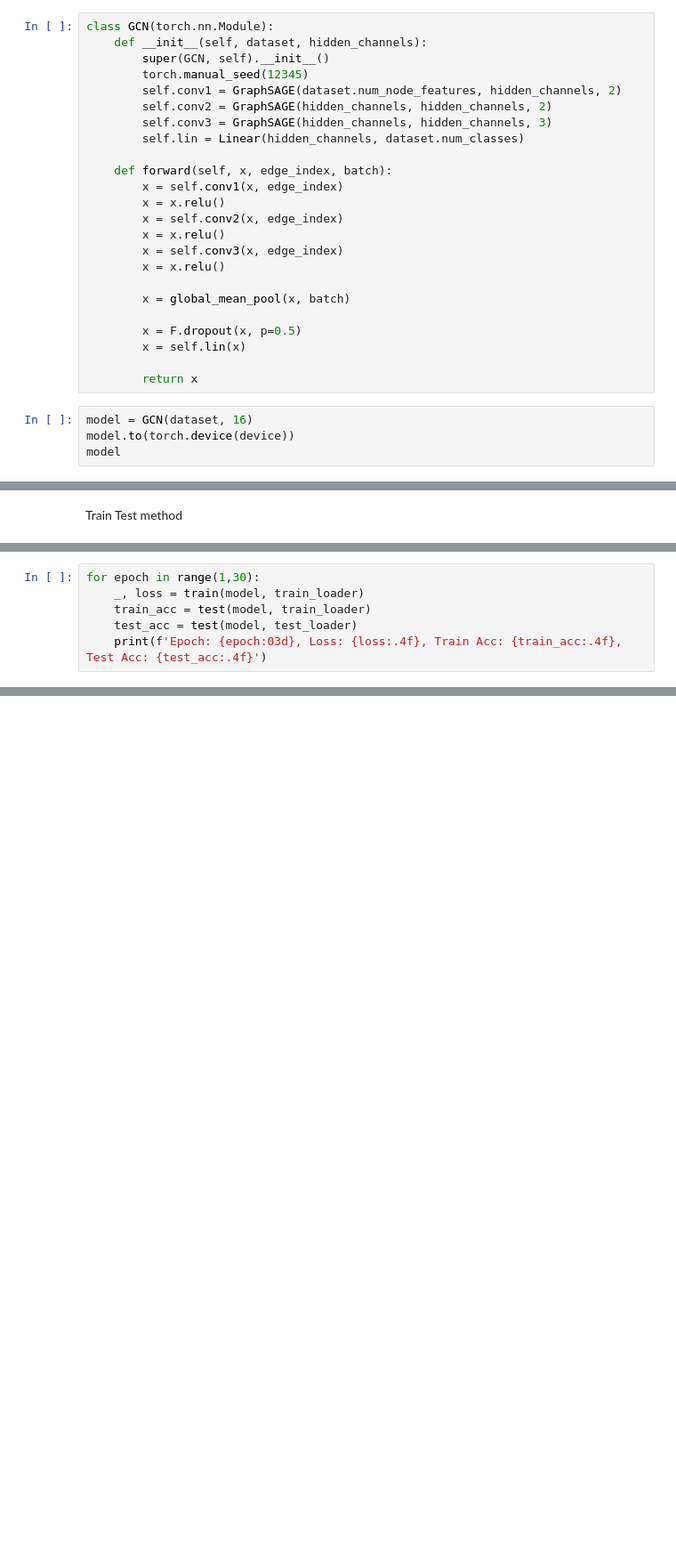
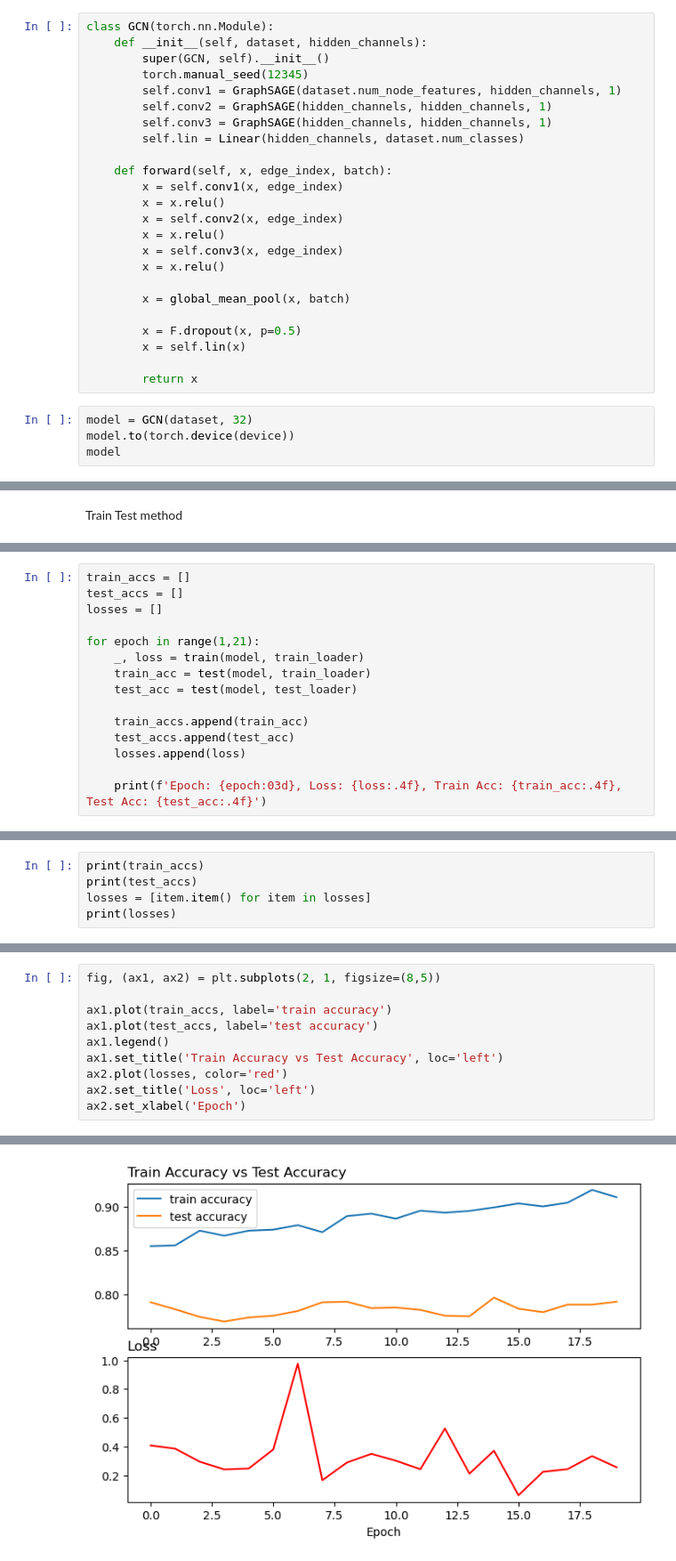
Before and after one commit to erlanggagatum/graph-classification, a Jupyter notebook: experiments/Graph classification - COLLAB + GraphSAGE.ipynb, the cells around one changed output, grey strips where cells are left out. Shown at 89% size. Drawn from its saved outputs; the diff is of its cells as text; blank space fills up the shorter version.

Commit message:
added visualization for GraphSAGE metrics

```diff
--- a/experiments/Graph classification - COLLAB + GraphSAGE.ipynb
+++ b/experiments/Graph classification - COLLAB + GraphSAGE.ipynb
@@ -125,9 +125,9 @@ class GCN(torch.nn.Module):
     def __init__(self, dataset, hidden_channels):
         super(GCN, self).__init__()
         torch.manual_seed(12345)
-        self.conv1 = GraphSAGE(dataset.num_node_features, hidden_channels, 2)
-        self.conv2 = GraphSAGE(hidden_channels, hidden_channels, 2)
-        self.conv3 = GraphSAGE(hidden_channels, hidden_channels, 3)
+        self.conv1 = GraphSAGE(dataset.num_node_features, hidden_channels, 1)
+        self.conv2 = GraphSAGE(hidden_channels, hidden_channels, 1)
+        self.conv3 = GraphSAGE(hidden_channels, hidden_channels, 1)
         self.lin = Linear(hidden_channels, dataset.num_classes)
 
     def forward(self, x, edge_index, batch):
@@ -145,7 +145,7 @@ class GCN(torch.nn.Module):
 
         return x
 # %%
-model = GCN(dataset, 16)
+model = GCN(dataset, 32)
 model.to(torch.device(device))
 model
 # %% [output]
@@ -182,9 +182,18 @@ def test(model, loader):
         correct += int((pred == data.y).sum())
     return correct / len(loader.dataset)
 # %%
-for epoch in range(1,30):
+train_accs = []
+test_accs = []
+losses = []
+
+for epoch in range(1,21):
     _, loss = train(model, train_loader)
     train_acc = test(model, train_loader)
     test_acc = test(model, test_loader)
+
+    train_accs.append(train_acc)
+    test_accs.append(test_acc)
+    losses.append(loss)
+
     print(f'Epoch: {epoch:03d}, Loss: {loss:.4f}, Train Acc: {train_acc:.4f}, Test Acc: {test_acc:.4f}')
 # %% [output]
@@ -207,0 +222,5 @@ Epoch: 029, Loss: 0.7452, Train Acc: 0.6097, Test Acc: 0.5973
+# %%
+print(train_accs)
+print(test_accs)
+losses = [item.item() for item in losses]
+print(losses)
@@ -207,0 +231,11 @@ Epoch: 029, Loss: 0.7452, Train Acc: 0.6097, Test Acc: 0.5973
+# %%
+fig, (ax1, ax2) = plt.subplots(2, 1, figsize=(8,5))
+
+ax1.plot(train_accs, label='train accuracy')
+ax1.plot(test_accs, label='test accuracy')
+ax1.legend()
+ax1.set_title('Train Accuracy vs Test Accuracy', loc='left')
+ax2.plot(losses, color='red')
+ax2.set_title('Loss', loc='left')
+ax2.set_xlabel('Epoch')
+# %% [output]
@@ -207,0 +243 @@ Epoch: 029, Loss: 0.7452, Train Acc: 0.6097, Test Acc: 0.5973
+[figure, added]
```
Also changed, not shown: parts of 7 cells of this notebook.
